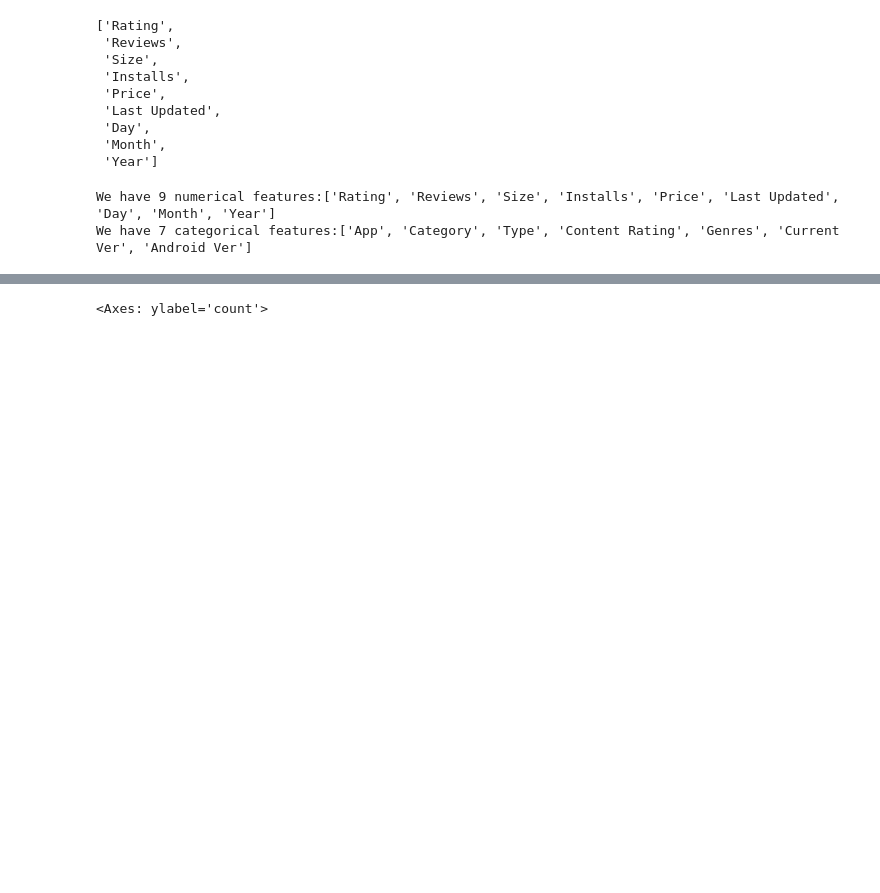
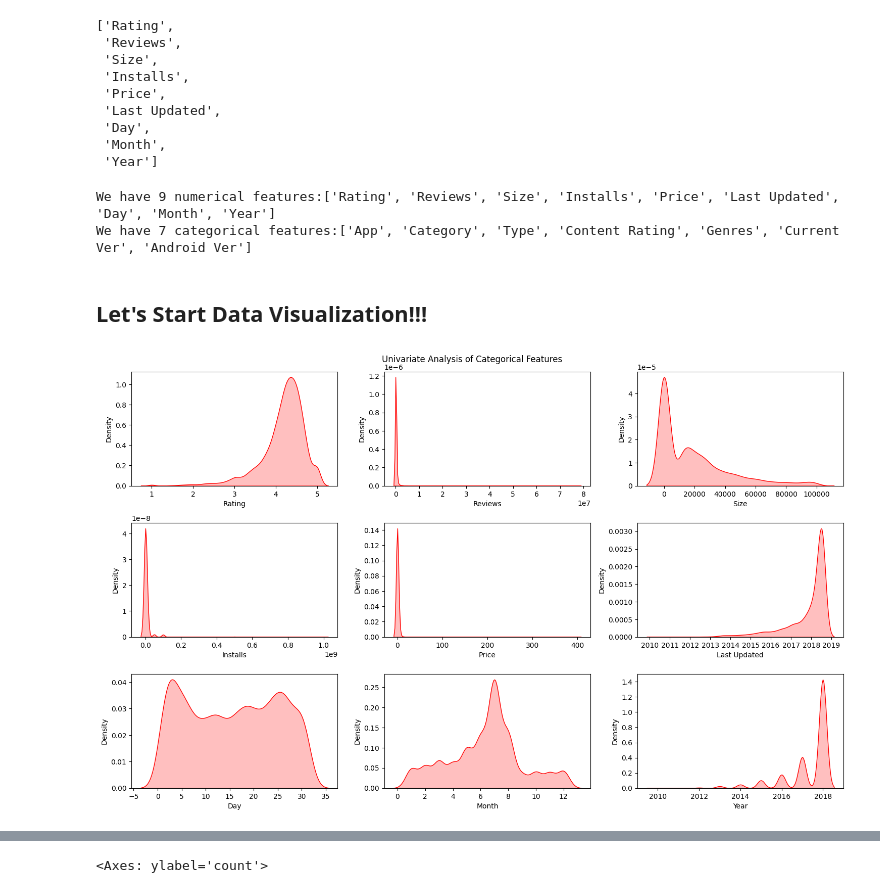
Before and after one commit to Khan-Ramsha/Data-Science, a Jupyter notebook: EDA/EDA-Googleplaystore.ipynb, the cells around one changed output, grey strips where cells are left out. Drawn from its saved outputs; the diff is of its cells as text; code cells hidden in the pictures; blank space fills up the shorter version.

```diff
--- a/EDA/EDA-Googleplaystore.ipynb
+++ b/EDA/EDA-Googleplaystore.ipynb
@@ -352,14 +352,18 @@ print("We have {} categorical features:{}".format(len(categorical),categorical))
 # %% [output]
 We have 9 numerical features:['Rating', 'Reviews', 'Size', 'Installs', 'Price', 'Last Updated', 'Day', 'Month', 'Year']
 We have 7 categorical features:['App', 'Category', 'Type', 'Content Rating', 'Genres', 'Current Ver', 'Android Ver']
+# %% [markdown]
+## Let's Start Data Visualization!!!
 # %%
 plt.figure(figsize=[15,15])
-plt.subtitle("Univariate Analysis of Categorical Features")
+plt.suptitle("Univariate Analysis of Categorical Features")
 # category = ['Category', 'Type']
 for i in range(0,len(numeric)):
     plt.subplot(5,3,i+1)
     sns.kdeplot(x=df_copy[numeric[i]],shade=True,color='r')
     plt.xlabel(numeric[i])
     plt.tight_layout()
+# %% [output]
+[figure, added]
 # %%
 plt.figure(figsize=[15,15])
```
Also changed, not shown: parts of 40 cells of this notebook.
